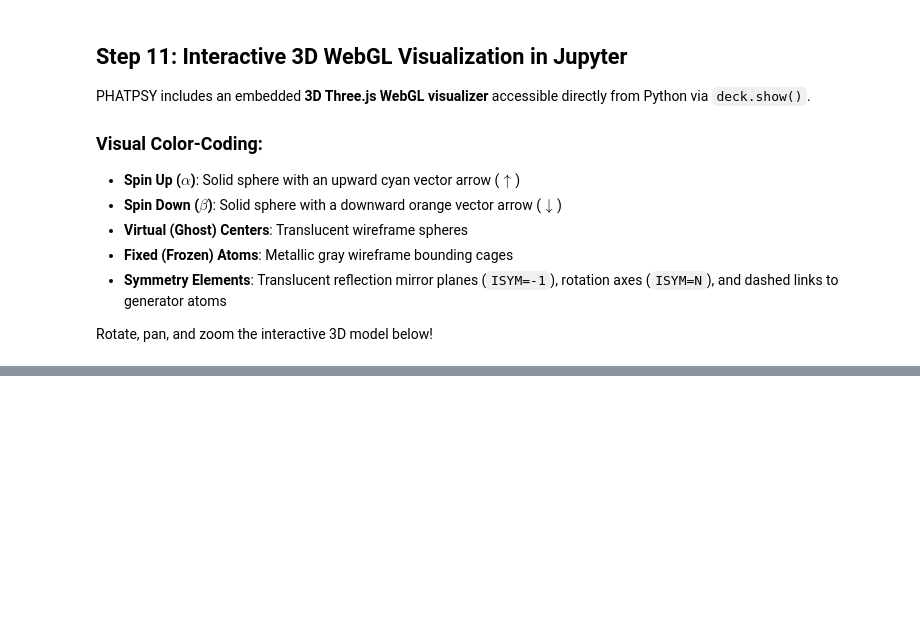
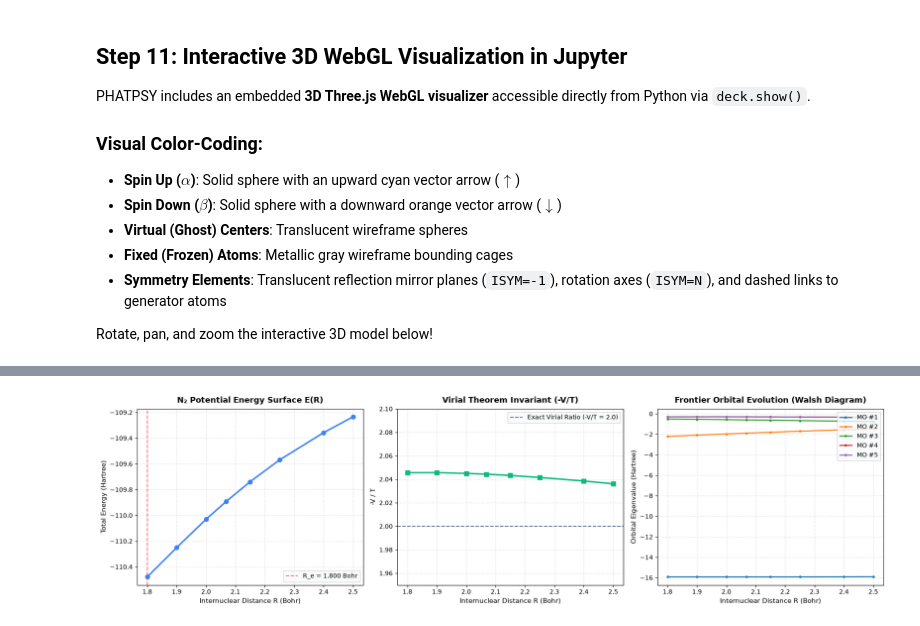
Before and after one commit to JackS9/phatpsy2, a Jupyter notebook: notebooks/phatpsy_driver_walkthrough.ipynb, the cells around one changed output, grey strips where cells are left out. Cells and saved outputs as stored; diff of their text form; code cells hidden in the pictures; blank space fills up the shorter version.

Commit message:
docs(notebooks): expand walkthrough with state checkpointing, embedded atoms, 1D PES scan, and modern Fortran kernels

```diff
--- a/notebooks/phatpsy_driver_walkthrough.ipynb
+++ b/notebooks/phatpsy_driver_walkthrough.ipynb
@@ -715,0 +845,36 @@ The modernized PHATPSY Python driver unites high-performance Fortran physics wit
+# %%
+# Plot Potential Energy Surface, Virial Ratio, and Orbital Correlation
+fig, (ax1, ax2, ax3) = plt.subplots(1, 3, figsize=(18, 5))
+
+# 1. PES Curve
+ax1.plot(distances, energies, 'o-', color='#3b82f6', lw=2.5, markersize=7)
+ax1.axvline(distances[min_idx], color='#ef4444', linestyle='--', alpha=0.7, label=f'R_e = {distances[min_idx]:.3f} Bohr')
+ax1.set_title("N₂ Potential Energy Surface E(R)", fontsize=13, fontweight='bold', pad=10)
+ax1.set_xlabel("Internuclear Distance R (Bohr)", fontsize=11)
+ax1.set_ylabel("Total Energy (Hartree)", fontsize=11)
+ax1.grid(True, linestyle=':', alpha=0.6)
+ax1.legend(frameon=True, facecolor='#f8fafc')
+
+# 2. Virial Ratio Check
+ax2.plot(distances, virial_ratios, 's-', color='#10b981', lw=2.5, markersize=7)
+ax2.axhline(2.0, color='#64748b', linestyle='--', label='Exact Virial Ratio (-V/T = 2.0)')
+ax2.set_title("Virial Theorem Invariant (-V/T)", fontsize=13, fontweight='bold', pad=10)
+ax2.set_xlabel("Internuclear Distance R (Bohr)", fontsize=11)
+ax2.set_ylabel("-V / T", fontsize=11)
+ax2.set_ylim(1.95, 2.10)
+ax2.grid(True, linestyle=':', alpha=0.6)
+ax2.legend(frameon=True, facecolor='#f8fafc')
+
+# 3. Orbital Walsh Diagram
+for orb_idx in range(5):
+    ax3.plot(distances, orbital_trajectories[:, orb_idx], '.-', lw=1.8, label=f'MO #{orb_idx+1}')
+ax3.set_title("Frontier Orbital Evolution (Walsh Diagram)", fontsize=13, fontweight='bold', pad=10)
+ax3.set_xlabel("Internuclear Distance R (Bohr)", fontsize=11)
+ax3.set_ylabel("Orbital Eigenvalue (Hartree)", fontsize=11)
+ax3.grid(True, linestyle=':', alpha=0.6)
+ax3.legend(frameon=True, facecolor='#f8fafc', loc='upper right')
+
+plt.tight_layout()
+plt.show()
+# %% [output]
+[figure, added]
```
Also changed, not shown: parts of 11 cells of this notebook, 1 other file.
